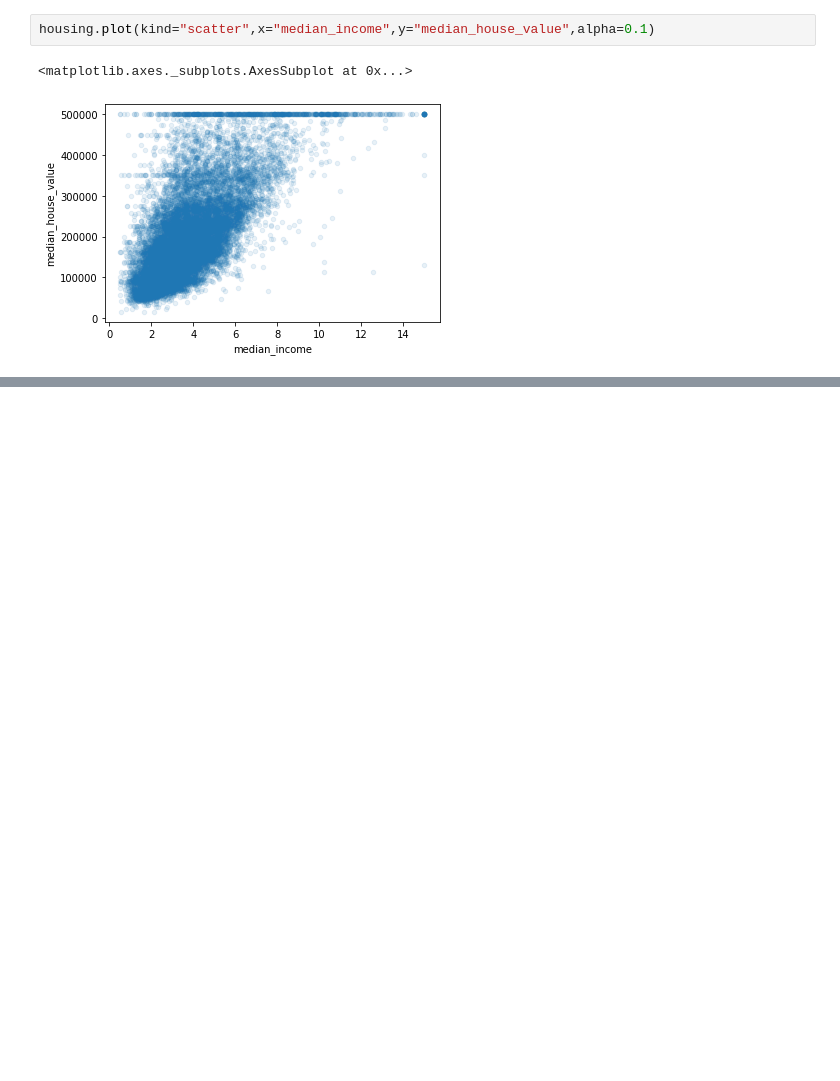
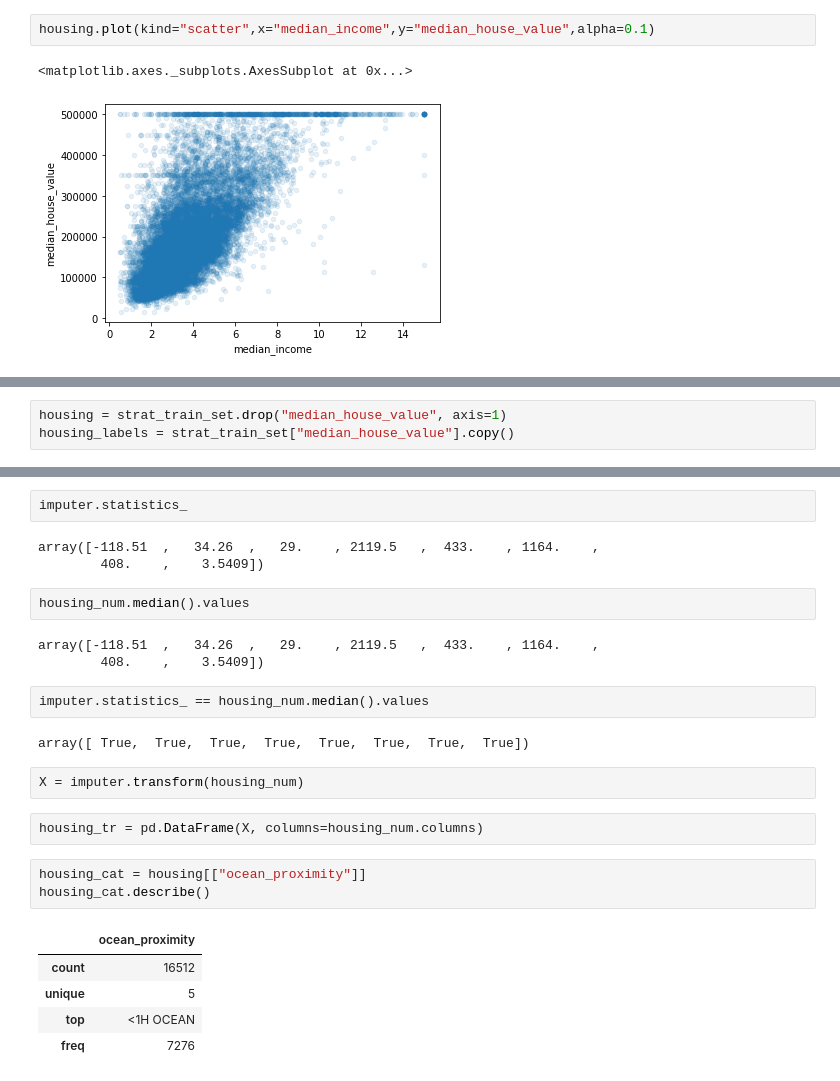
Before and after one commit to Harshsa28/Hands_On_Machine_Learning, a Jupyter notebook: Housing.ipynb, the cells around one changed output, grey strips where cells are left out. Drawn from its saved outputs; the diff is of its cells as text; blank space fills up the shorter version.

```diff
--- a/Housing.ipynb
+++ b/Housing.ipynb
@@ -217,0 +262,3 @@ housing.plot(kind="scatter",x="median_income",y="median_house_value",alpha=0.1)
+# %%
+housing = strat_train_set.drop("median_house_value", axis=1)
+housing_labels = strat_train_set["median_house_value"].copy()
@@ -217,0 +295,27 @@ housing.plot(kind="scatter",x="median_income",y="median_house_value",alpha=0.1)
+# %%
+imputer.statistics_
+# %% [output]
+array([-118.51  ,   34.26  ,   29.    , 2119.5   ,  433.    , 1164.    ,
+        408.    ,    3.5409])
+# %%
+housing_num.median().values
+# %% [output]
+array([-118.51  ,   34.26  ,   29.    , 2119.5   ,  433.    , 1164.    ,
+        408.    ,    3.5409])
+# %%
+imputer.statistics_ == housing_num.median().values
+# %% [output]
+array([ True,  True,  True,  True,  True,  True,  True,  True])
+# %%
+X = imputer.transform(housing_num)
+# %%
+housing_tr = pd.DataFrame(X, columns=housing_num.columns)
+# %%
+housing_cat = housing[["ocean_proximity"]]
+housing_cat.describe()
+# %% [output]
+|  | ocean_proximity |
+| count | 16512 |
+| unique | 5 |
+| top | <1H OCEAN |
+| freq | 7276 |
```
Also changed, not shown: parts of 45 cells of this notebook.
